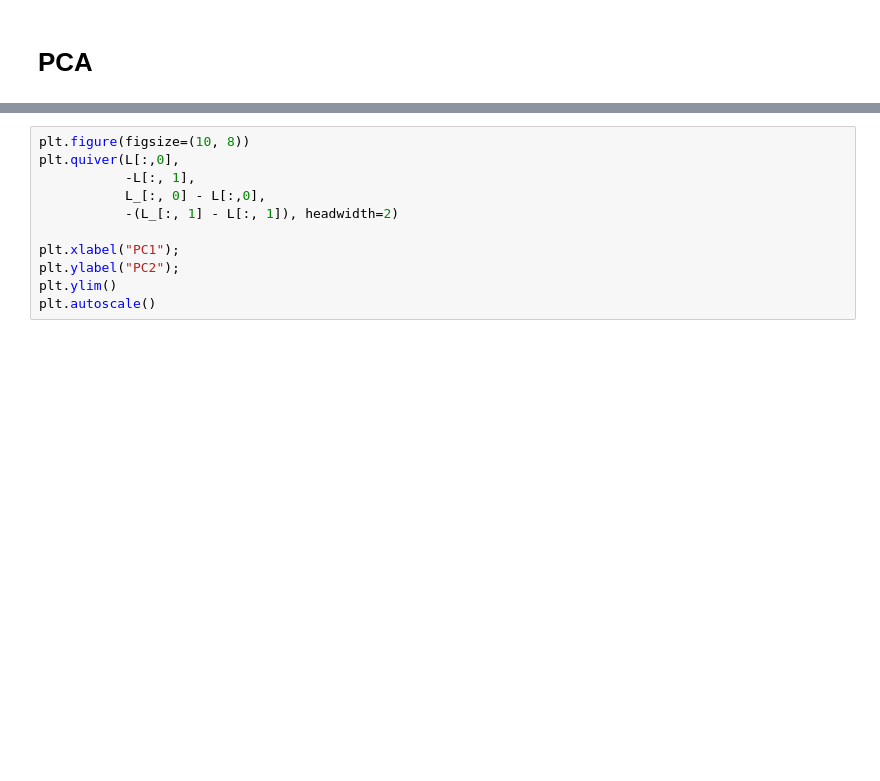
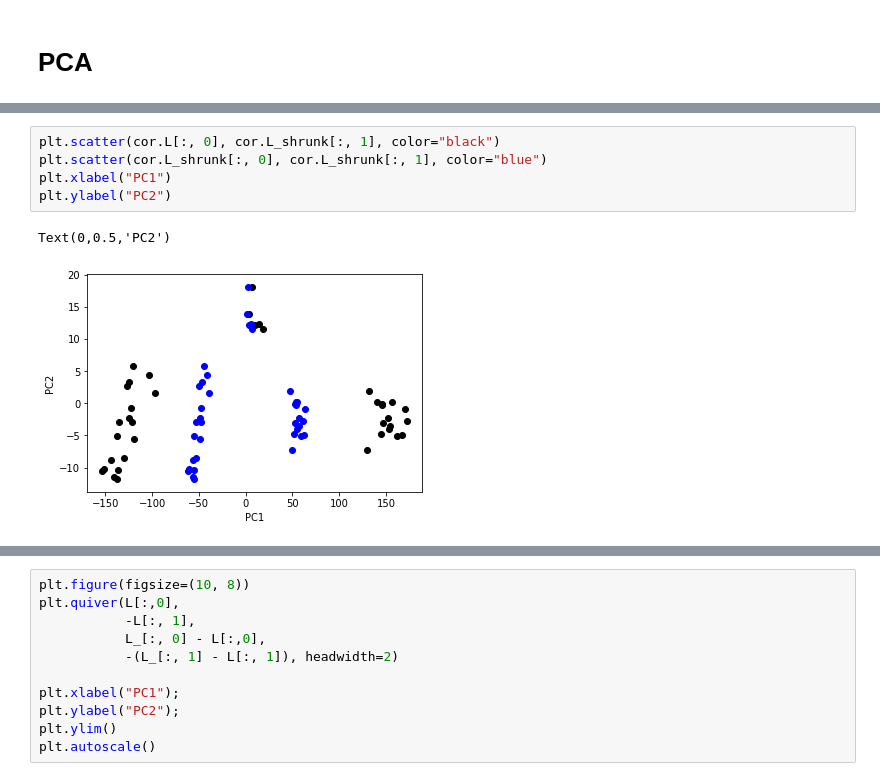
Before and after one commit to ChiChunLiu/pcshrink, a Jupyter notebook: notebooks/holdout-method.ipynb, the cells around one changed output, grey strips where cells are left out. Saved outputs shown, nothing was run; the diff lists cells and outputs as text; blank space fills up the shorter version.

```diff
--- a/notebooks/holdout-method.ipynb
+++ b/notebooks/holdout-method.ipynb
@@ -92,0 +237,8 @@ plt.scatter(pc.L[:, 0], -pc.L[:, 1])
+# %%
+plt.scatter(cor.L[:, 0], cor.L_shrunk[:, 1], color="black")
+plt.scatter(cor.L_shrunk[:, 0], cor.L_shrunk[:, 1], color="blue")
+plt.xlabel("PC1")
+plt.ylabel("PC2")
+# %% [output]
+Text(0,0.5,'PC2')
+[figure, added]
```
Also changed, not shown: parts of 22 cells of this notebook, 1 other file.
